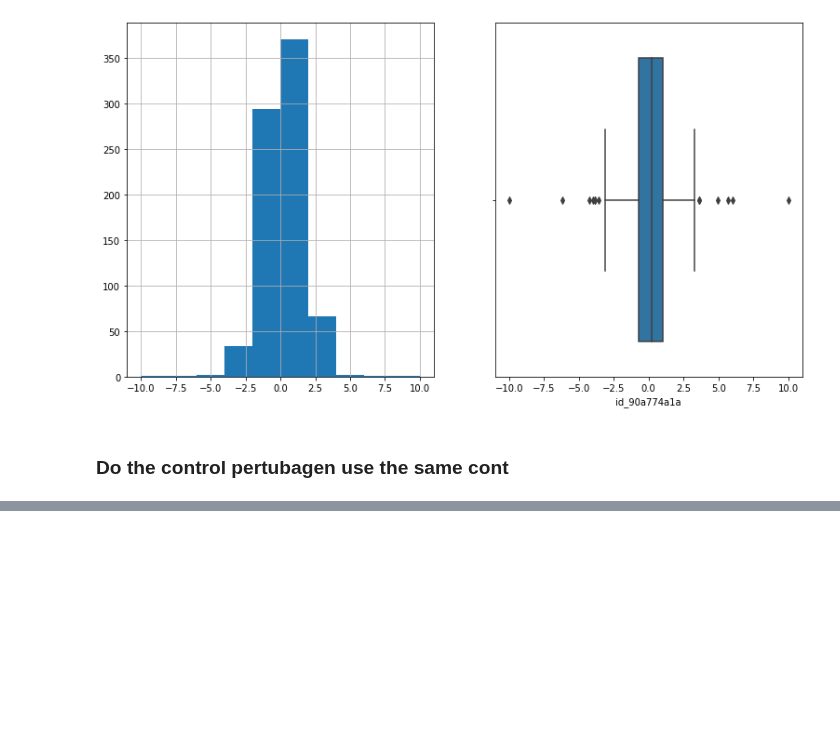
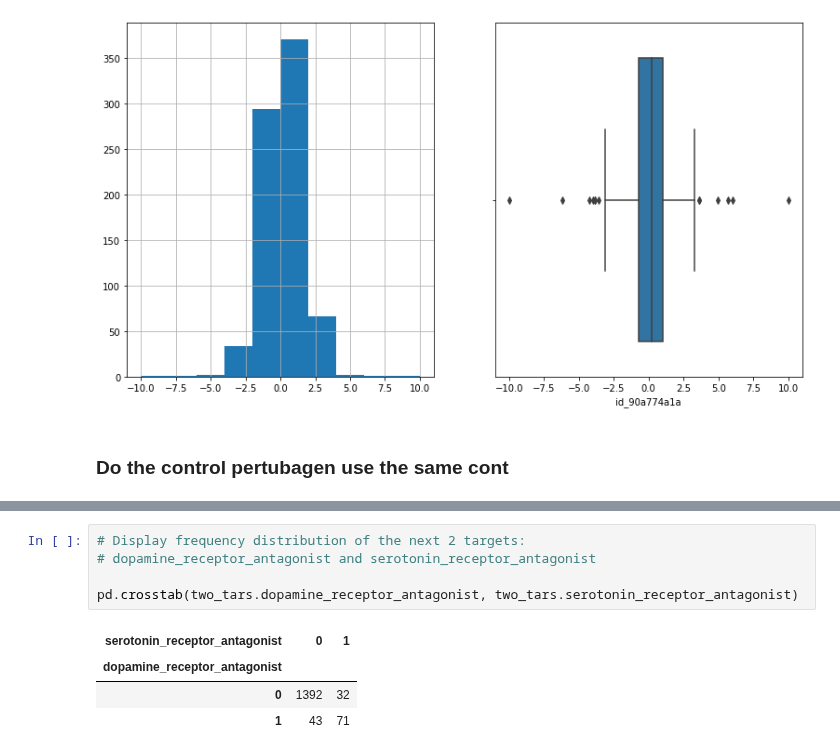
Before and after one commit to Yongliang-Shi/Mechanism-of-Action-Prediction, a Jupyter notebook: explore_moa.ipynb, the cells around one changed output, grey strips where cells are left out. Saved outputs shown, nothing was run; the diff lists cells and outputs as text; blank space fills up the shorter version.

```diff
--- a/explore_moa.ipynb
+++ b/explore_moa.ipynb
@@ -564,0 +640,10 @@ Name: id_90a774a1a, dtype: float64
+# %%
+# Display frequency distribution of the next 2 targets:
+# dopamine_receptor_antagonist and serotonin_receptor_antagonist
+
+pd.crosstab(two_tars.dopamine_receptor_antagonist, two_tars.serotonin_receptor_antagonist)
+# %% [output]
+| serotonin_receptor_antagonist | 0 | 1 |
+| dopamine_receptor_antagonist |  |  |
+| 0 | 1392 | 32 |
+| 1 | 43 | 71 |
```
Also changed, not shown: parts of 9 cells of this notebook.
